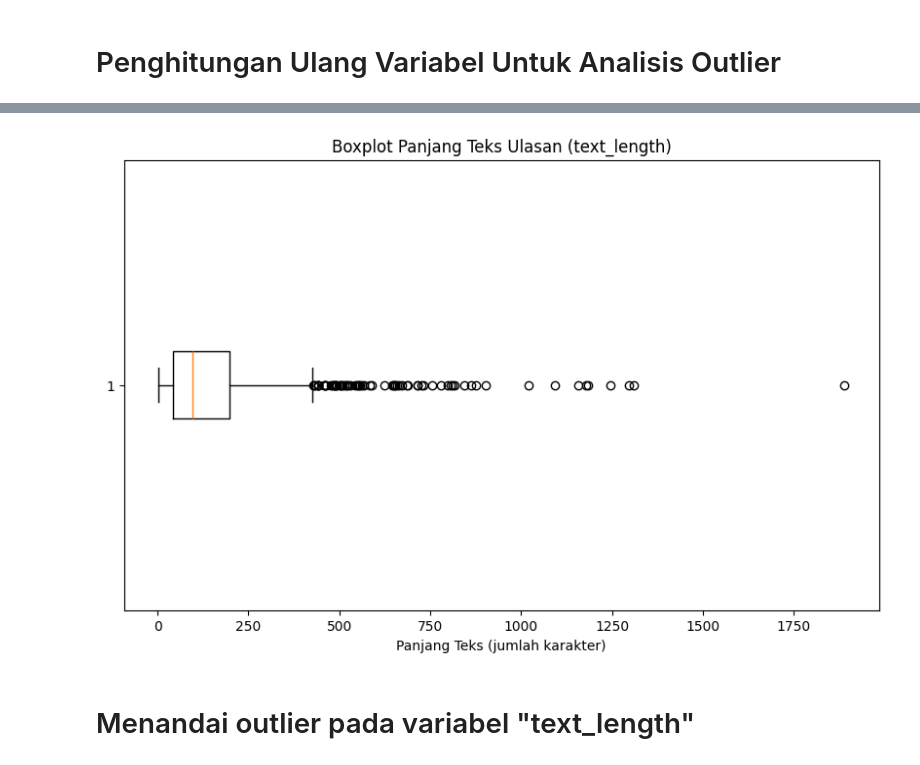
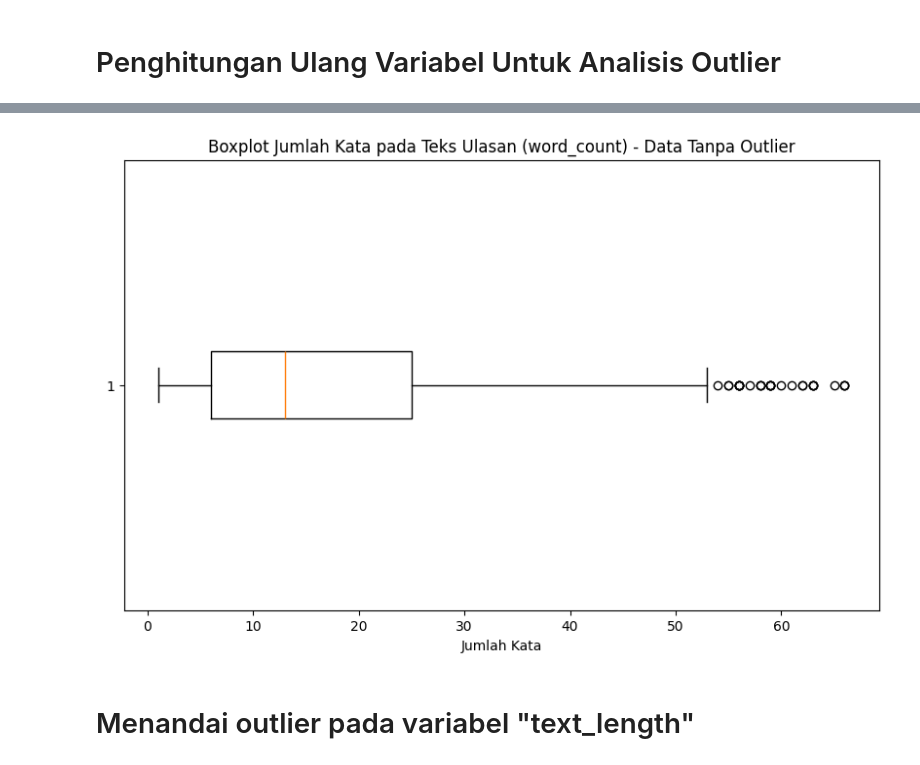
Before and after one commit to dian-wijayanti/DOKUMEN-TESIS, a Jupyter notebook: Dokumentasi.ipynb, the cells around one changed output, grey strips where cells are left out. Saved outputs shown, nothing was run; the diff lists cells and outputs as text; code cells hidden in the pictures.

```diff
--- a/Dokumentasi.ipynb
+++ b/Dokumentasi.ipynb
@@ -513,49 +636,76 @@ import numpy as np
 from google.colab import drive
 import matplotlib.pyplot as plt
 
-# Mount Google Drive (jika belum dipasang, perintah berikut akan menampilkan pesan bahwa drive sudah ter-mount)
+# Mount Google Drive
 drive.mount('/content/drive')
 
 # Baca dataset dari file CSV
 file_path = '/content/drive/MyDrive/DATA/cleaned_reviews.csv'
 df = pd.read_csv(file_path)
 
-# Buat variabel baru: text_length (jumlah karakter pada kolom 'text')
-df['text_length'] = df['text'].apply(lambda x: len(x) if isinstance(x, str) else 0)
-
-# (Opsional) Buat juga variabel word_count jika diperlukan
+# Buat variabel baru: word_count (jumlah kata pada kolom 'text')
 df['word_count'] = df['text'].apply(lambda x: len(x.split()) if isinstance(x, str) else 0)
 
-# Hitung statistik deskriptif untuk text_length
-desc = df['text_length'].describe()
-print("Statistik Deskriptif untuk text_length:")
+# Hitung statistik deskriptif untuk word_count
+desc = df['word_count'].describe()
+print("Statistik Deskriptif untuk word_count:")
 print(desc)
 
-# Penghitungan IQR untuk mendeteksi outlier
-Q1 = df['text_length'].quantile(0.25)
-Q3 = df['text_length'].quantile(0.75)
+# Penghitungan IQR untuk mendeteksi outlier berdasarkan word_count
+Q1 = df['word_count'].quantile(0.25)
+Q3 = df['word_count'].quantile(0.75)
 IQR = Q3 - Q1
 lower_bound = Q1 - 1.5 * IQR
 upper_bound = Q3 + 1.5 * IQR
-
 print(f"\nBatas bawah: {lower_bound}, Batas atas: {upper_bound}")
 
-# Identifikasi outlier berdasarkan metode IQR
-outliers = df[(df['text_length'] < lower_bound) | (df['text_length'] > upper_bound)]
-print("\nJumlah outlier pada text_length:", len(outliers))
-print("\nContoh baris yang teridentifikasi sebagai outlier:")
-print(outliers[['text_length', 'text']].head())
+# Identifikasi outlier berdasarkan word_count
+outliers = df[(df['word_count'] < lower_bound) | (df['word_count'] > upper_bound)]
+num_outliers = len(outliers)
+if not outliers.empty:
+    mean_outliers = outliers['word_count'].mean()
+else:
+    mean_outliers = np.nan
 
-# Penghitungan ulang variabel (misalnya, rata-rata text_length tanpa outlier)
-df_no_outliers = df[(df['text_length'] >= lower_bound) & (df['text_length'] <= upper_bound)]
-mean_no_outliers = df_no_outliers['text_length'].mean()
-print("\nRata-rata text_length setelah menghapus outlier:", mean_no_outliers)
+# Filter data tanpa outlier (data setelah penghapusan outlier)
+df_no_outliers = df[(df['word_count'] >= lower_bound) & (df['word_count'] <= upper_bound)]
+mean_no_outliers = df_no_outliers['word_count'].mean()
 
-# Visualisasi: Boxplot dari text_length untuk melihat distribusi dan outlier
+print("\nJumlah outlier pada word_count:", num_outliers)
+print("\nRata-rata word_count setelah menghapus outlier:", mean_no_outliers)
+
+# Buat tabel yang menampilkan data setelah penghapusan outlier
+tabel_outlier = pd.DataFrame({
+    "Parameter": [
+        "Q1 (25th)",
+        "Q3 (75th)",
+        "IQR",
+        "Batas Bawah",
+        "Batas Atas",
+        "Jumlah Outlier",
+        "Rata-rata Outlier",
+        "Rata-rata Word Count (setelah outlier)"
+    ],
+    "Nilai": [
+        Q1,
+        Q3,
+        IQR,
+        lower_bound,
+        upper_bound,
+        num_outliers,
+        mean_outliers,
+        mean_no_outliers
+    ]
+})
+
+print("\nTabel 4.11. Analisis Outlier pada Kolom 'review_length':")
+print(tabel_outlier)
+
+# Visualisasi: Boxplot untuk 'word_count' pada data setelah penghapusan outlier
 plt.figure(figsize=(10, 6))
-plt.boxplot(df['text_length'], vert=False)
-plt.title("Boxplot Panjang Teks Ulasan (text_length)")
-plt.xlabel("Panjang Teks (jumlah karakter)")
+plt.boxplot(df_no_outliers['word_count'], vert=False)
+plt.title("Boxplot Jumlah Kata pada Teks Ulasan (word_count) - Data Tanpa Outlier")
+plt.xlabel("Jumlah Kata")
 plt.show()
 # %% [output]
 Drive already mounted at /content/drive; to attempt to forcibly remount, call drive.mount("/content/drive", force_remount=True).
@@ -578,4 +728,4 @@ Rata-rata text_length setelah menghapus outlier: 114.7213316892725
-[figure, old version]
+[figure, new version]
 # %% [markdown]
 # Menandai outlier pada variabel "text_length"
 # %%
```
Also changed, not shown: parts of 8 cells of this notebook.
